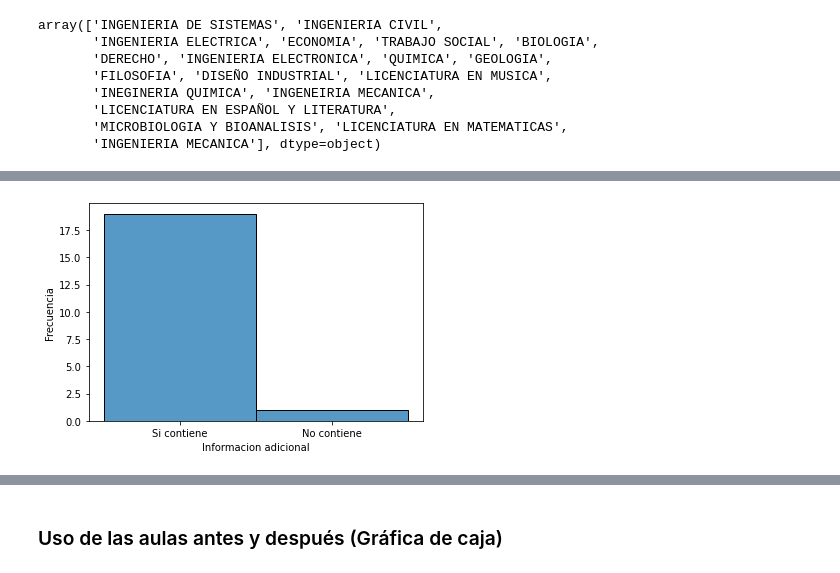
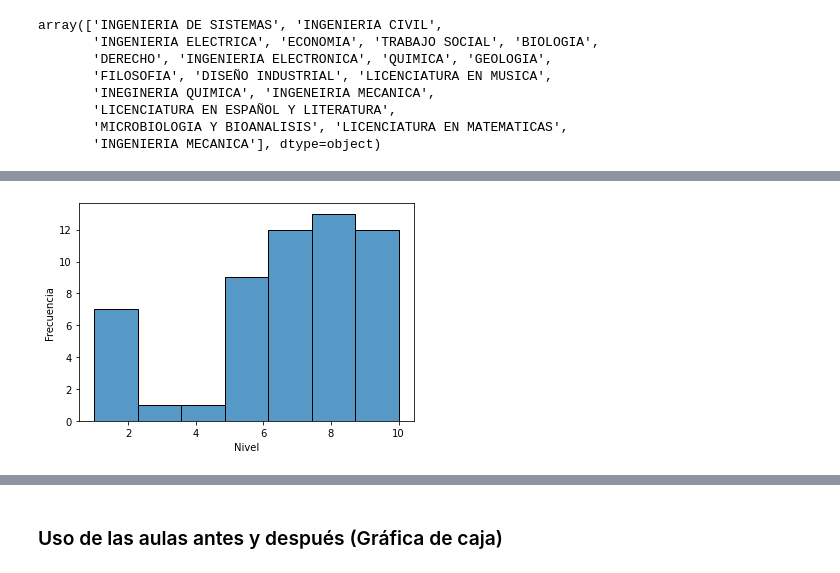
Before and after one commit to sebastianmora04/estadistica_j1, a Jupyter notebook: modelo.ipynb, the cells around one changed output, grey strips where cells are left out. Drawn from its saved outputs; the diff is of its cells as text; code cells hidden in the pictures.

```diff
--- a/modelo.ipynb
+++ b/modelo.ipynb
@@ -107,9 +100,6 @@ Ahora bien, si la cambiamos a 'Informacion adicional'
-# %%
-#cambiar valores
-df.replace({'Informacion adicional': {'No, contiene información adicional a lo básico':'Si contiene', 'Si':'No contiene'}}, inplace=True)
 # %%
-sns.histplot(data=df, x='Informacion adicional')
+sns.histplot(data=df, x='Nivel')
 plt.ylabel('Frecuencia')
 plt.show()
 # %% [output]
-[figure, old version]
+[figure, new version]
```
Also changed, not shown: parts of 13 cells of this notebook.
